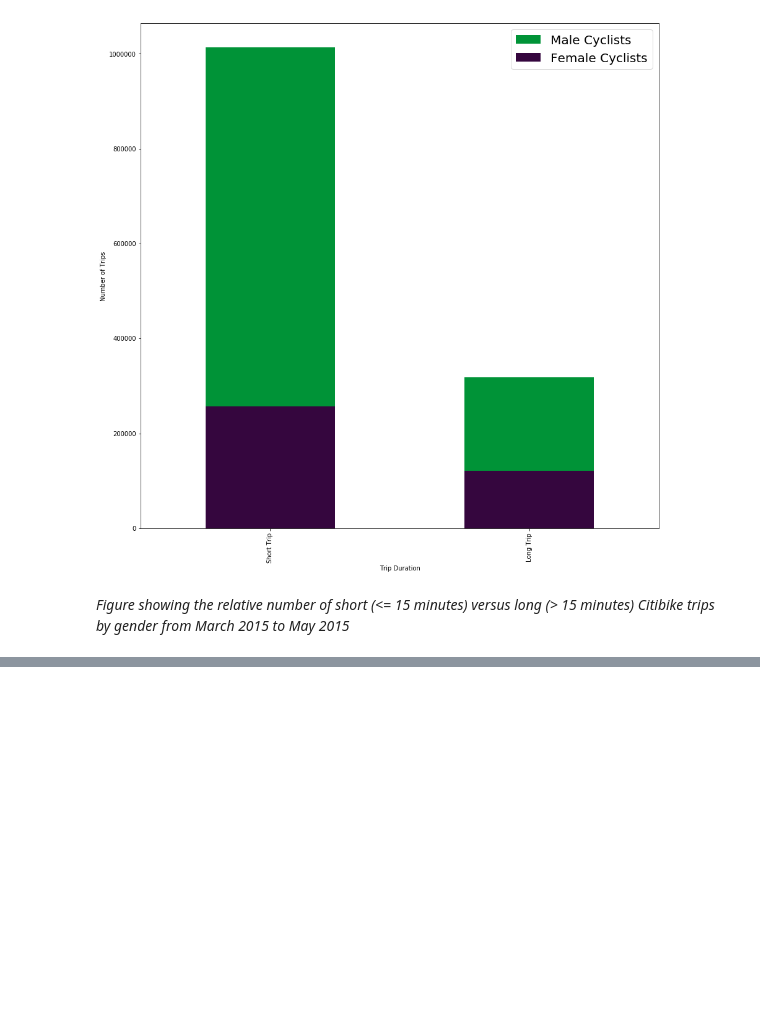
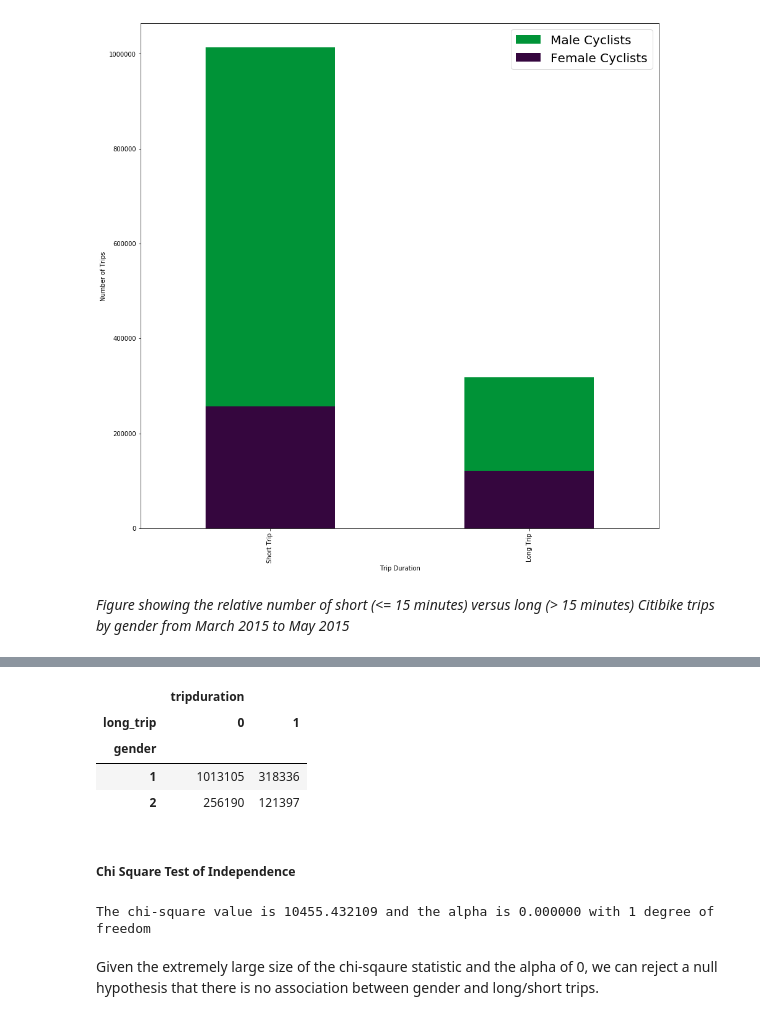
Before and after one commit to tharma3/PUI2018_mrn291, a Jupyter notebook: HW4_mrn291/Assignment_2.ipynb, the cells around one changed output, grey strips where cells are left out. Saved outputs shown, nothing was run; the diff lists cells and outputs as text; code cells hidden in the pictures; blank space fills up the shorter version.

```diff
--- a/HW4_mrn291/Assignment_2.ipynb
+++ b/HW4_mrn291/Assignment_2.ipynb
@@ -120,0 +135,10 @@ plt.legend(['Male Cyclists', 'Female Cyclists'], fontsize=20)
+# %%
+contingency_table.head()
+# %% [output]
+|  | tripduration |  |
+| long_trip | 0 | 1 |
+| gender |  |  |
+| 1 | 1013105 | 318336 |
+| 2 | 256190 | 121397 |
+# %% [markdown]
+##### Chi Square Test of Independence
@@ -120,0 +149,6 @@ plt.legend(['Male Cyclists', 'Female Cyclists'], fontsize=20)
+# %%
+print("The chi-square value is %f and the alpha is %f with %i degree of freedom"%(chi2, p, dof))
+# %% [output]
+The chi-square value is 10455.432109 and the alpha is 0.000000 with 1 degree of freedom
+# %% [markdown]
+Given the extremely large size of the chi-sqaure statistic and the alpha of 0, we can reject a null hypothesis that there is no association between gender and long/short trips.
```
Also changed, not shown: parts of 14 cells of this notebook, 1 other file.
